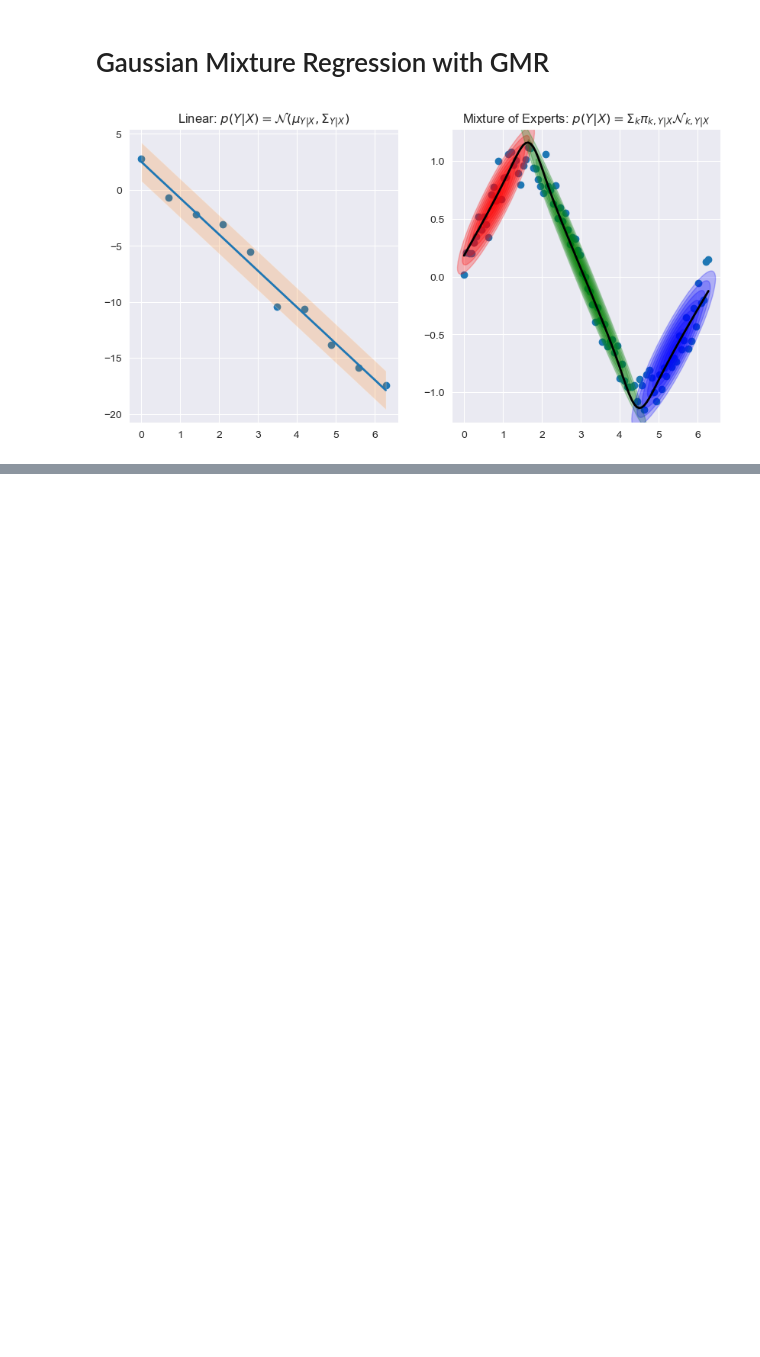
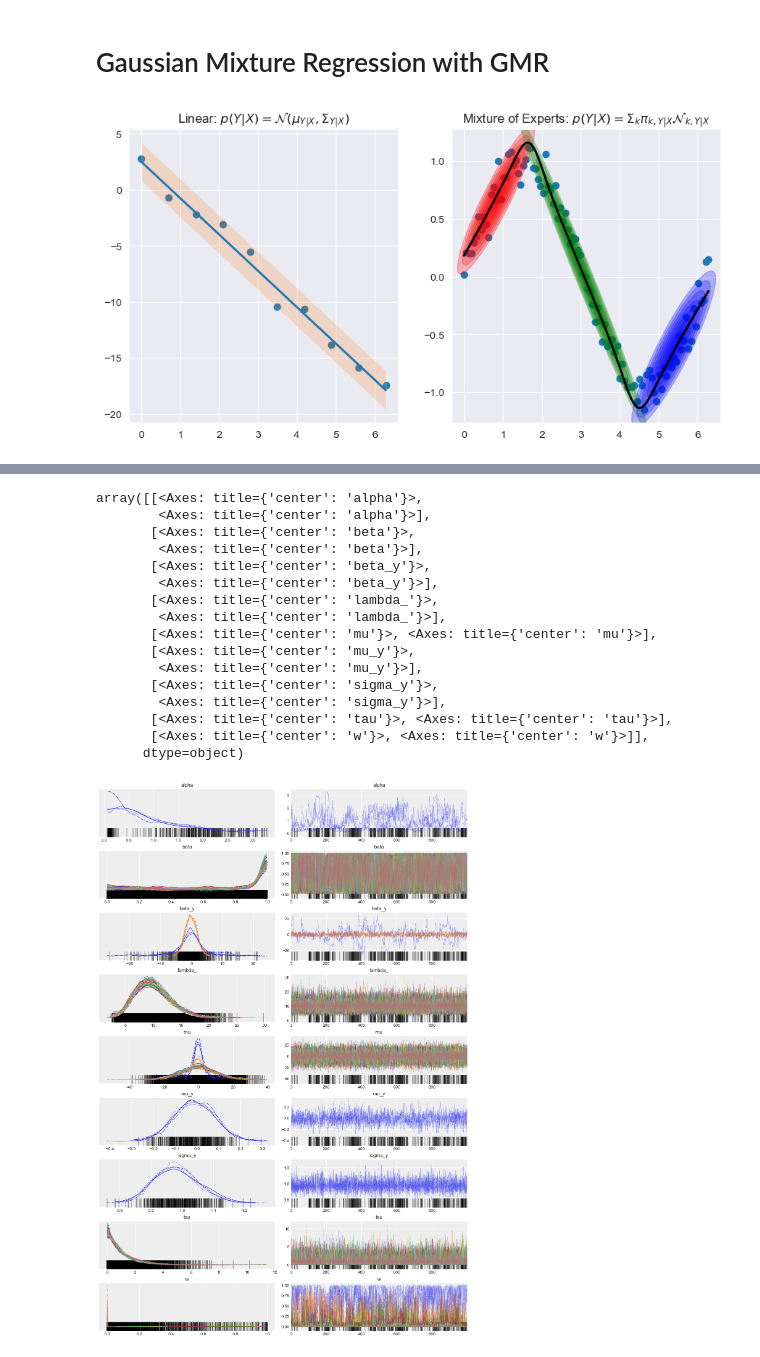
Before and after one commit to Kumachar/ResearchExamples, a Jupyter notebook: PyMC_Regression.ipynb, the cells around one changed output, grey strips where cells are left out. Cells and saved outputs as stored; diff of their text form; code cells hidden in the pictures; blank space fills up the shorter version.

Commit message:
Add Gaussian mixture linear regression implemented by PyMC. Some code for more complex cases and Dirichlet Process Model are still under debugging.

```diff
--- a/PyMC_Regression.ipynb
+++ b/PyMC_Regression.ipynb
@@ -215,0 +231,13 @@ plt.show()
+# %%
+n_samples = 100
+random_state = np.random.RandomState(42)
+X = np.ndarray((n_samples, 2))
+X[:, 0] = np.linspace(0, 2 * np.pi, n_samples)
+X[:, 1] = np.sin(X[:, 0]) + random_state.randn(n_samples) * 0.1
+# %%
+def stick_breaking(beta):
+    portion_remaining = pt.concatenate([[1], pt.extra_ops.cumprod(1 - beta)[:-1]])
+    return beta * portion_remaining
+
+N = X.shape[0]
+K = 30
@@ -215,0 +281,24 @@ plt.show()
+# %%
+# Still debugging for the following code
+with pm.Model(coords={"component": np.arange(K), "obs_id": np.arange(N)}) as regression_model:
+    # Stick-breaking process for component weights
+    alpha = pm.Gamma("alpha", 1.0, 1.0)
+    beta = pm.Beta("beta", 1.0, alpha, size=K)
+    w = pm.Deterministic("w", stick_breaking(beta), dims="component")  # Component weights
+
+    # Mixture components
+    mu = pm.Normal("mu", 0, sigma=10, size=K)
+    tau = pm.Gamma("tau", 1.0, 1.0, dims="component")
+    lambda_ = pm.Gamma("lambda_", 10.0, 1.0, dims="component")
+    # Priors for beta drawn from the Gaussian mixture model
+    beta_y = pm.Normal("beta_y", mu=0, tau=tau*lambda_, dims="component")
+    # Expected value
+    # Data likelihood
+# %%
+RANDOM_SEED = 42
+with regression_model:
+    # Sampling from the posterior
+    trace_regression = pm.sample(tune=2000, random_seed=RANDOM_SEED)
+
+    # Posterior predictive check to get predictions
+    posterior_predictive = pm.sample_posterior_predictive(trace_regression)
@@ -215,0 +312,20 @@ plt.show()
+# %%
+az.plot_trace(trace_regression)
+# %% [output]
+array([[<Axes: title={'center': 'alpha'}>,
+        <Axes: title={'center': 'alpha'}>],
+       [<Axes: title={'center': 'beta'}>,
+        <Axes: title={'center': 'beta'}>],
+       [<Axes: title={'center': 'beta_y'}>,
+        <Axes: title={'center': 'beta_y'}>],
+       [<Axes: title={'center': 'lambda_'}>,
+        <Axes: title={'center': 'lambda_'}>],
+       [<Axes: title={'center': 'mu'}>, <Axes: title={'center': 'mu'}>],
+       [<Axes: title={'center': 'mu_y'}>,
+        <Axes: title={'center': 'mu_y'}>],
+       [<Axes: title={'center': 'sigma_y'}>,
+        <Axes: title={'center': 'sigma_y'}>],
+       [<Axes: title={'center': 'tau'}>, <Axes: title={'center': 'tau'}>],
+       [<Axes: title={'center': 'w'}>, <Axes: title={'center': 'w'}>]],
+      dtype=object)
+[figure, added]
```
Also changed, not shown: parts of 10 cells of this notebook.
